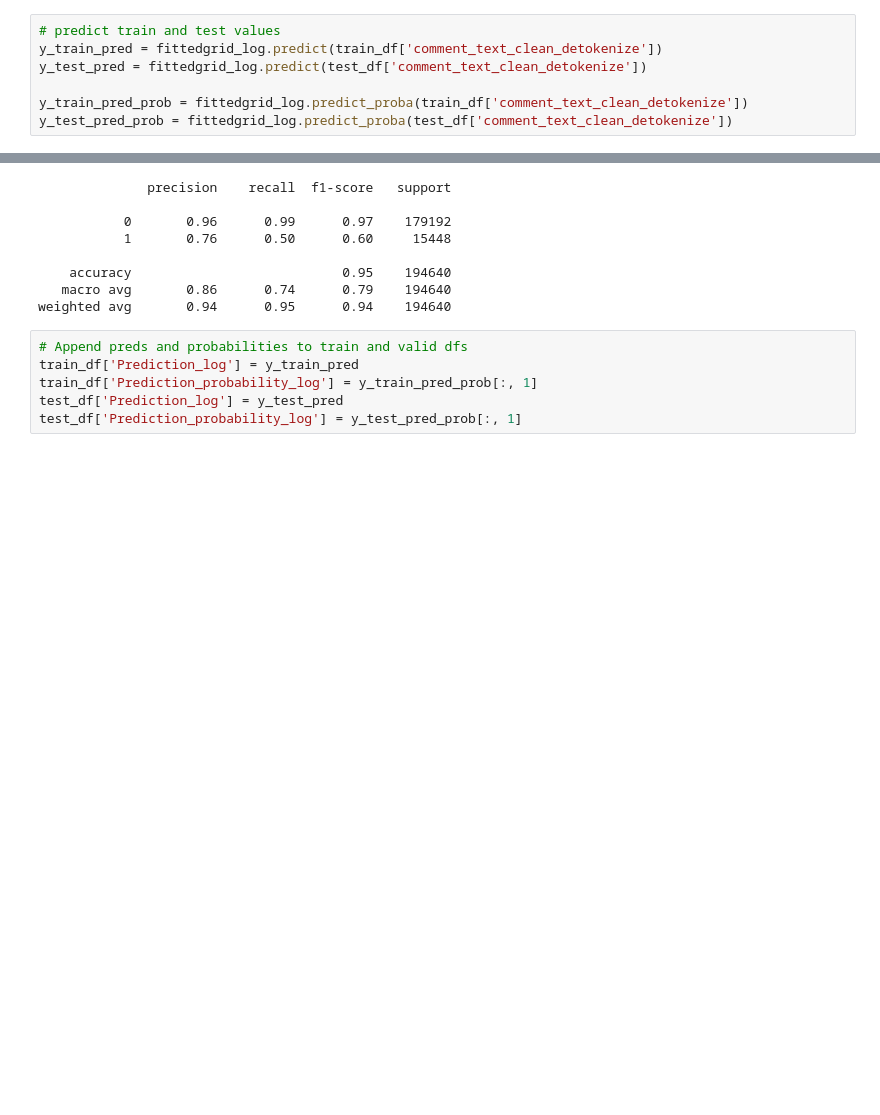
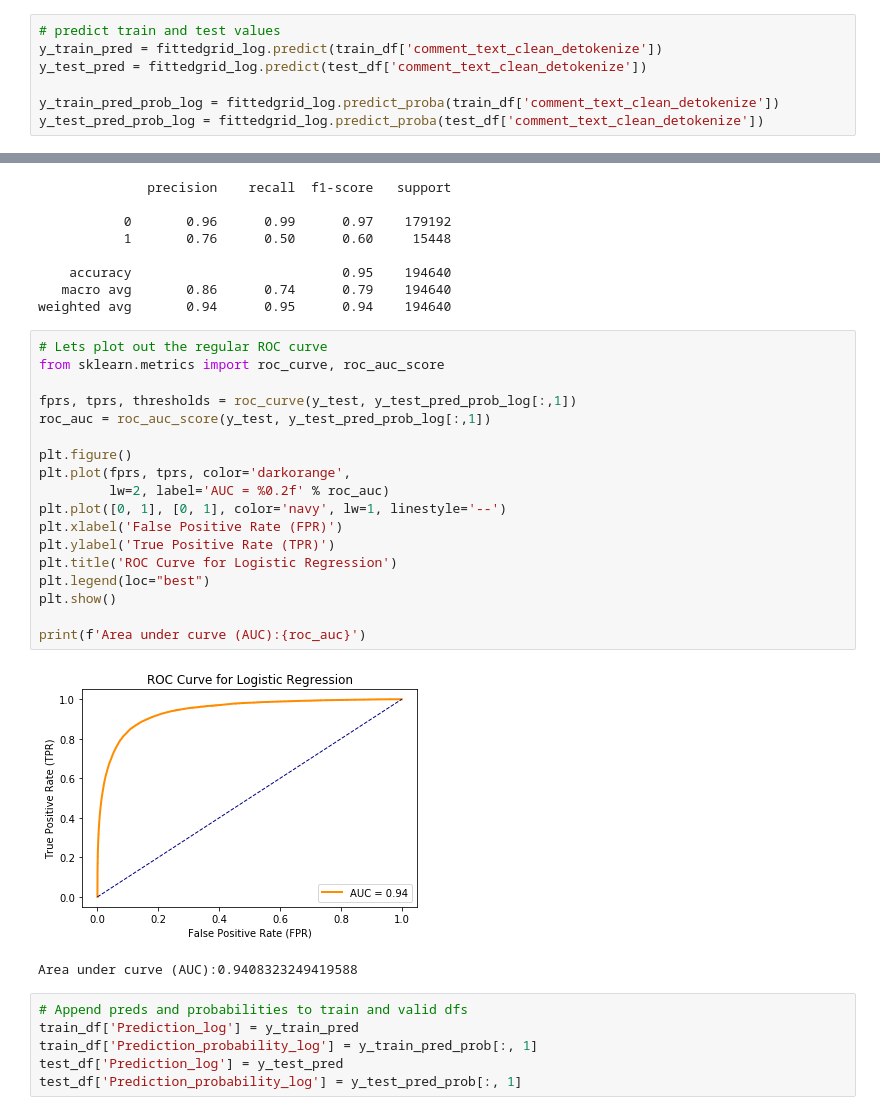
Before and after one commit to GovindSuresh/reducing-bias-in-toxicity-classification, a Jupyter notebook: ML_models.ipynb, the cells around one changed output, grey strips where cells are left out. Saved outputs shown, nothing was run; the diff lists cells and outputs as text; blank space fills up the shorter version.

```diff
--- a/ML_models.ipynb
+++ b/ML_models.ipynb
@@ -372,8 +372,8 @@ test_accuracy = fittedgrid_log.score(test_df['comment_text_clean_detokenize'], y
 y_train_pred = fittedgrid_log.predict(train_df['comment_text_clean_detokenize'])
 y_test_pred = fittedgrid_log.predict(test_df['comment_text_clean_detokenize'])
 
-y_train_pred_prob = fittedgrid_log.predict_proba(train_df['comment_text_clean_detokenize'])
-y_test_pred_prob = fittedgrid_log.predict_proba(test_df['comment_text_clean_detokenize'])
+y_train_pred_prob_log = fittedgrid_log.predict_proba(train_df['comment_text_clean_detokenize'])
+y_test_pred_prob_log = fittedgrid_log.predict_proba(test_df['comment_text_clean_detokenize'])
 # %%
 # Confusion Matrix and Classification Report, we want to store the F1 Score.
 from sklearn.metrics import confusion_matrix
@@ -397,6 +397,27 @@ print(classification_report(y_test, y_test_pred))
     accuracy                           0.95    194640
    macro avg       0.86      0.74      0.79    194640
 weighted avg       0.94      0.95      0.94    194640
+# %%
+# Lets plot out the regular ROC curve
+from sklearn.metrics import roc_curve, roc_auc_score
+
+fprs, tprs, thresholds = roc_curve(y_test, y_test_pred_prob_log[:,1])
+roc_auc = roc_auc_score(y_test, y_test_pred_prob_log[:,1])
+
+plt.figure()
+plt.plot(fprs, tprs, color='darkorange',
+         lw=2, label='AUC = %0.2f' % roc_auc)
+plt.plot([0, 1], [0, 1], color='navy', lw=1, linestyle='--')
+plt.xlabel('False Positive Rate (FPR)')
+plt.ylabel('True Positive Rate (TPR)')
+plt.title('ROC Curve for Logistic Regression')
+plt.legend(loc="best")
+plt.show()
+
+print(f'Area under curve (AUC):{roc_auc}')
+# %% [output]
+[figure, added]
+Area under curve (AUC):0.9408323249419588
 # %%
 # Append preds and probabilities to train and valid dfs
 train_df['Prediction_log'] = y_train_pred
```
Also changed, not shown: parts of 41 cells of this notebook, 9 other files.
